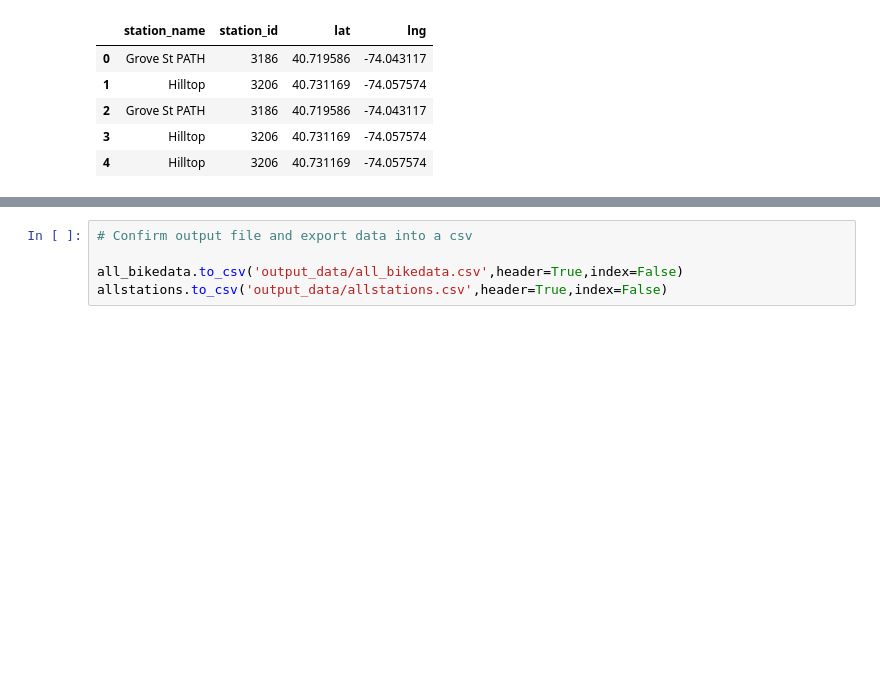
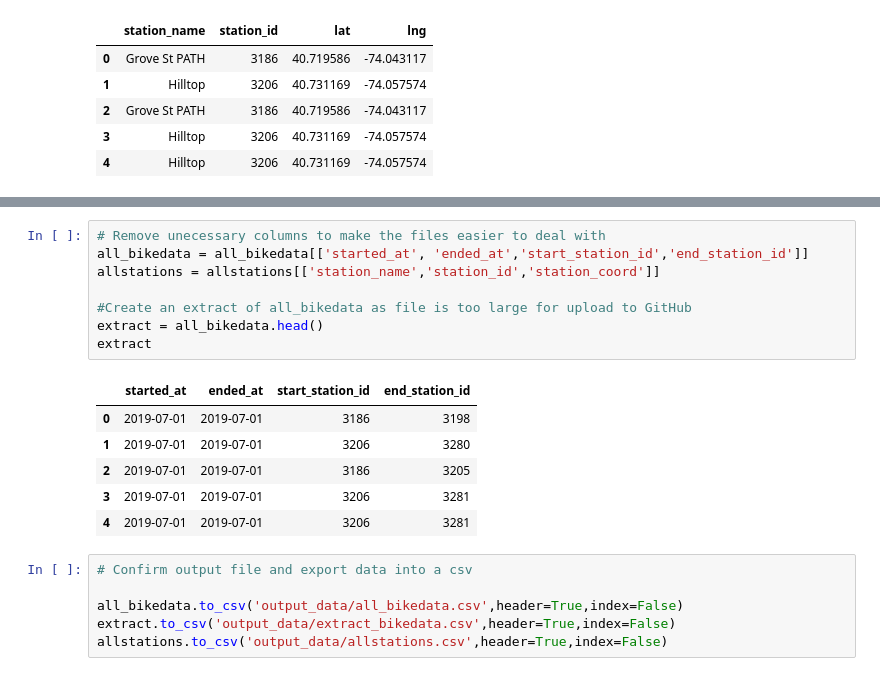
Before and after one commit to Ba1lina/citibike-tableauv2, a Jupyter notebook: Clean Data.ipynb, the cells around one changed output, grey strips where cells are left out. Saved outputs shown, nothing was run; the diff lists cells and outputs as text; blank space fills up the shorter version.

Commit message:
Updated Output

```diff
--- a/Clean Data.ipynb
+++ b/Clean Data.ipynb
@@ -143,5 +160,21 @@ allstations.drop_duplicates(subset=['station_name', 'lat', 'lng'], keep='first',
+# %%
+# Remove unecessary columns to make the files easier to deal with
+all_bikedata = all_bikedata[['started_at', 'ended_at','start_station_id','end_station_id']]
+allstations = allstations[['station_name','station_id','station_coord']]
+
+#Create an extract of all_bikedata as file is too large for upload to GitHub
+extract = all_bikedata.head()
+extract
+# %% [output]
+|  | started_at | ended_at | start_station_id | end_station_id |
+| 0 | 2019-07-01 | 2019-07-01 | 3186 | 3198 |
+| 1 | 2019-07-01 | 2019-07-01 | 3206 | 3280 |
+| 2 | 2019-07-01 | 2019-07-01 | 3186 | 3205 |
+| 3 | 2019-07-01 | 2019-07-01 | 3206 | 3281 |
+| 4 | 2019-07-01 | 2019-07-01 | 3206 | 3281 |
 # %%
 # Confirm output file and export data into a csv
 
 all_bikedata.to_csv('output_data/all_bikedata.csv',header=True,index=False)
+extract.to_csv('output_data/extract_bikedata.csv',header=True,index=False)
 allstations.to_csv('output_data/allstations.csv',header=True,index=False)
```
Also changed, not shown: parts of 5 cells of this notebook, 4 other files.
